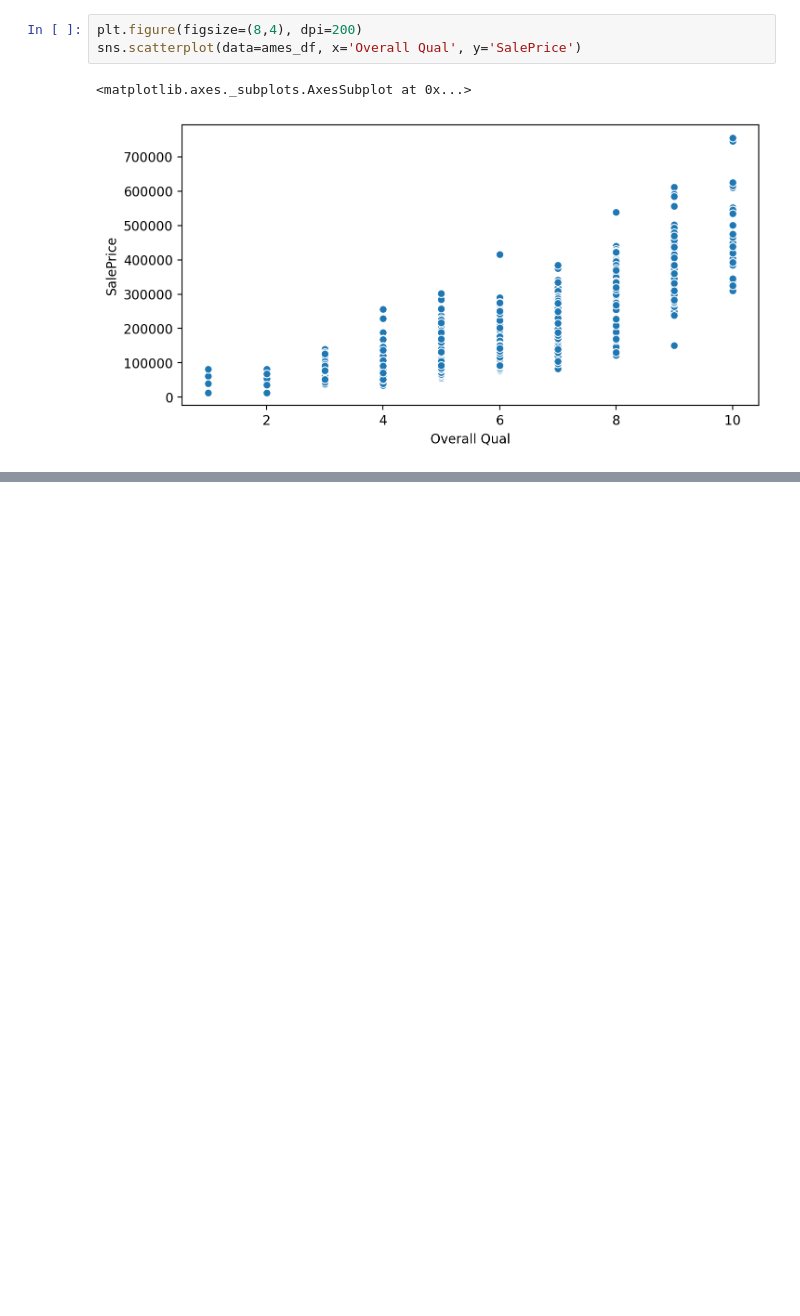
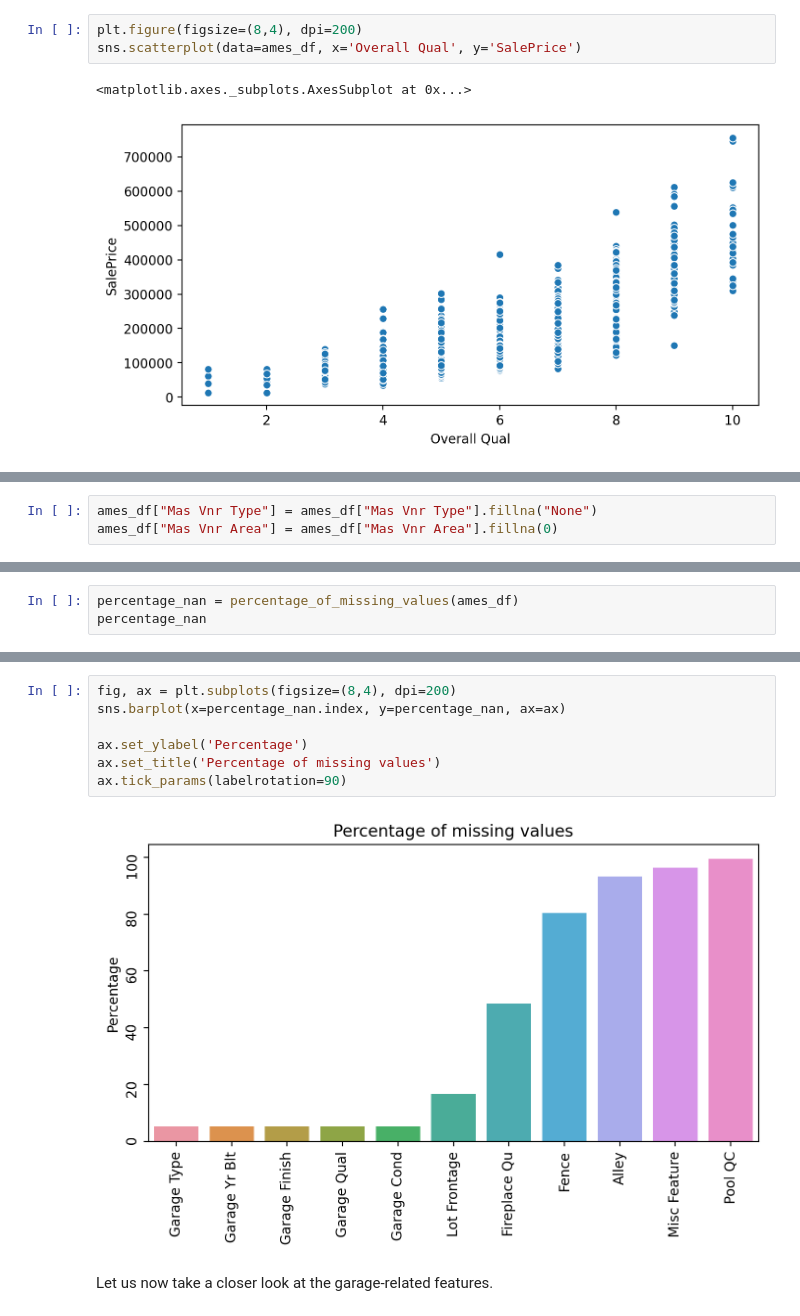
Before and after one commit to rbhubert/machine-learning-overview, a Jupyter notebook: linear regression.ipynb, the cells around one changed output, grey strips where cells are left out. Saved outputs shown, nothing was run; the diff lists cells and outputs as text; blank space fills up the shorter version.

```diff
--- a/linear regression.ipynb
+++ b/linear regression.ipynb
@@ -117,0 +401,3 @@ ames_df.to_csv("Ames_outliers_removed.csv", index = False)
+# %%
+ames_df["Mas Vnr Type"] = ames_df["Mas Vnr Type"].fillna("None")
+ames_df["Mas Vnr Area"] = ames_df["Mas Vnr Area"].fillna(0)
@@ -117,0 +415,3 @@ ames_df.to_csv("Ames_outliers_removed.csv", index = False)
+# %%
+percentage_nan = percentage_of_missing_values(ames_df)
+percentage_nan
@@ -117,0 +431,11 @@ ames_df.to_csv("Ames_outliers_removed.csv", index = False)
+# %%
+fig, ax = plt.subplots(figsize=(8,4), dpi=200)
+sns.barplot(x=percentage_nan.index, y=percentage_nan, ax=ax)
+
+ax.set_ylabel('Percentage')
+ax.set_title('Percentage of missing values')
+ax.tick_params(labelrotation=90)
+# %% [output]
+[figure, added]
+# %% [markdown]
+Let us now take a closer look at the garage-related features.
```
Also changed, not shown: parts of 53 cells of this notebook.
